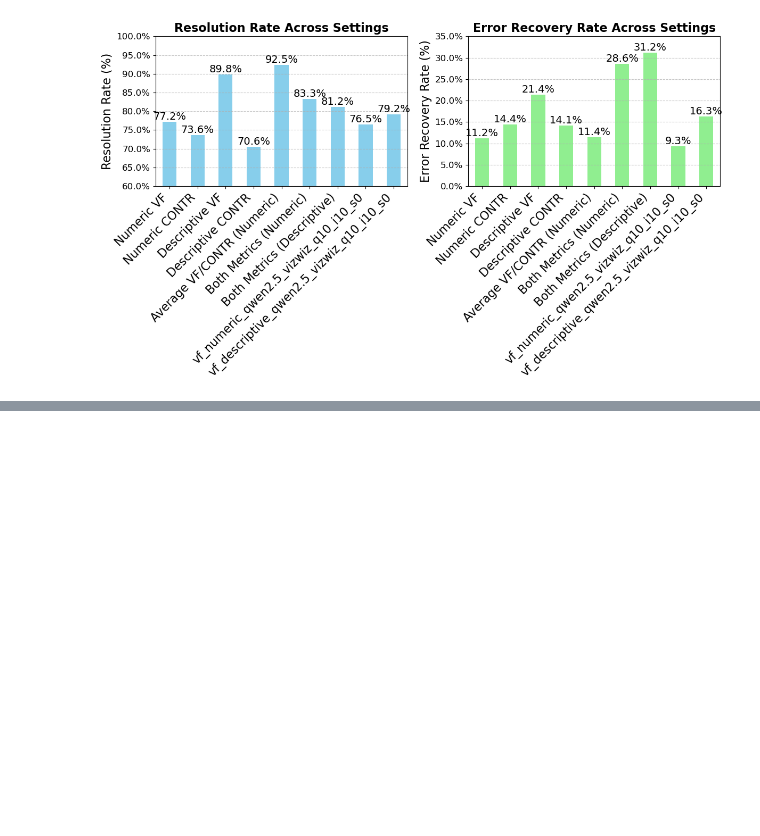
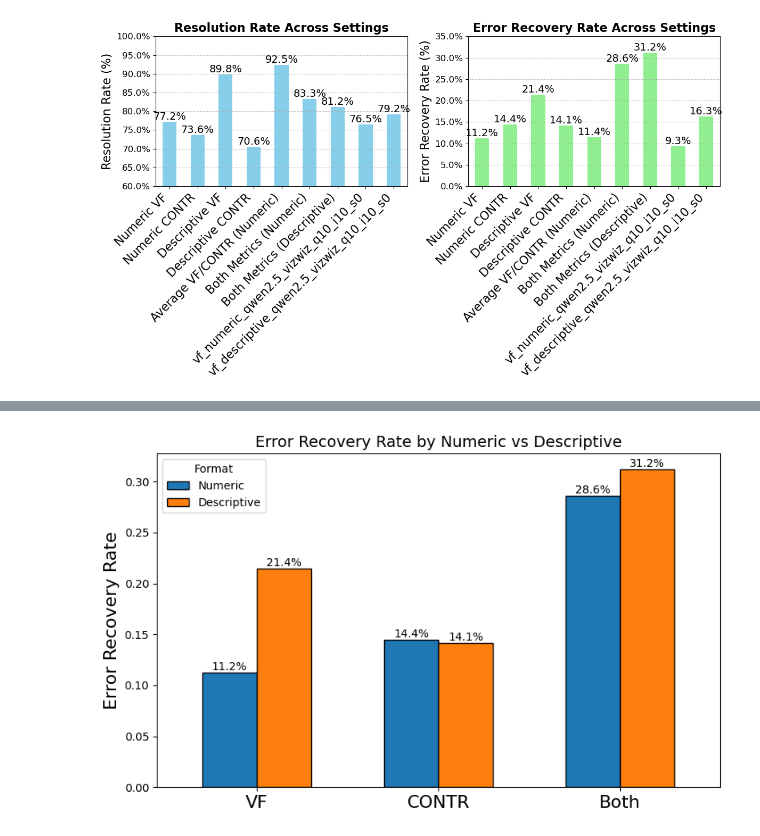
Before and after one commit to Keyu-He/vlm-rationale-study, a Jupyter notebook: src_analysis/UserStudyAnalysis.ipynb, the cells around one changed output, grey strips where cells are left out. Saved outputs shown, nothing was run; the diff lists cells and outputs as text; code cells hidden in the pictures; blank space fills up the shorter version.

```diff
--- a/src_analysis/UserStudyAnalysis.ipynb
+++ b/src_analysis/UserStudyAnalysis.ipynb
@@ -606,0 +1200,62 @@ df_map['vf_numeric_llava1.5_with_image_q20_i10_s0']
+# %%
+# 5) Plot M3 (Error Recovery) for VF Numeric vs VF Descriptive
+# -------------------------------------------------------------
+
+numeric_descriptive_settings_pair = [
+    ['vf_numeric_llava1.5_with_image_q20_i10_s0', 'vf_descriptive_llava1.5_with_image_q20_i10_s0'],
+    ['contr_numeric_llava1.5_with_image_q20_i10_s0', 'contr_descriptive_llava1.5_with_image_q20_i10_s0'],
+    ['showbothmetrics_llava1.5_with_image_q20_i10_s0', 'showbothmetrics_descriptive_llava1.5_with_image_q20_i10_s0'],
+]
+
+# Define group labels
+group_labels = ['VF', 'CONTR', 'Both']
+
+# Compute M3 for each group
+m3_dict = {}
+for label, (num_s, des_s) in zip(group_labels, numeric_descriptive_settings_pair):
+    df_num = df_map[num_s]
+    df_des = df_map[des_s]
+
+    mask_num = df_num['utility_2'] < 0
+    mask_des = df_des['utility_2'] < 0
+
+    m3_num = (df_num.loc[mask_num, 'utility_3'] >= 0).sum() / mask_num.sum()
+    m3_des = (df_des.loc[mask_des, 'utility_3'] >= 0).sum() / mask_des.sum()
+
+    m3_dict[label] = {'Numeric': m3_num, 'Descriptive': m3_des}
+
+# Build DataFrame
+m3_df = pd.DataFrame.from_dict(m3_dict, orient='index')
+
+# Plot grouped bars
+fig, ax = plt.subplots(figsize=(8, 5))
+m3_df.plot(
+    kind='bar',
+    ax=ax,
+    width=0.6,
+    edgecolor='k'
+)
+
+# Tighten spacing
+ax.margins(x=0.02)
+
+# Labels and title
+ax.set_ylabel('Error Recovery Rate', fontsize=16)
+# ax.set_ylim(0, 1)
+ax.set_title('Error Recovery Rate by Numeric vs Descriptive', fontsize=14)
+ax.set_xticklabels(group_labels, rotation=0, fontsize=16)
+
+# Annotate bar values
+for i, row_label in enumerate(group_labels):
+    for j, col_label in enumerate(['Numeric', 'Descriptive']):
+        v = m3_df.loc[row_label, col_label]
+        ax.text(i + (j-0.5)*0.3, v, f"{v:.1%}",
+                ha='center', va='bottom', fontsize=10)
+
+# Legend
+ax.legend(title='Format', loc='upper left')
+
+plt.tight_layout()
+plt.show()
+# %% [output]
+[figure, added]
```
Also changed, not shown: parts of 14 cells of this notebook, 5 other files.
